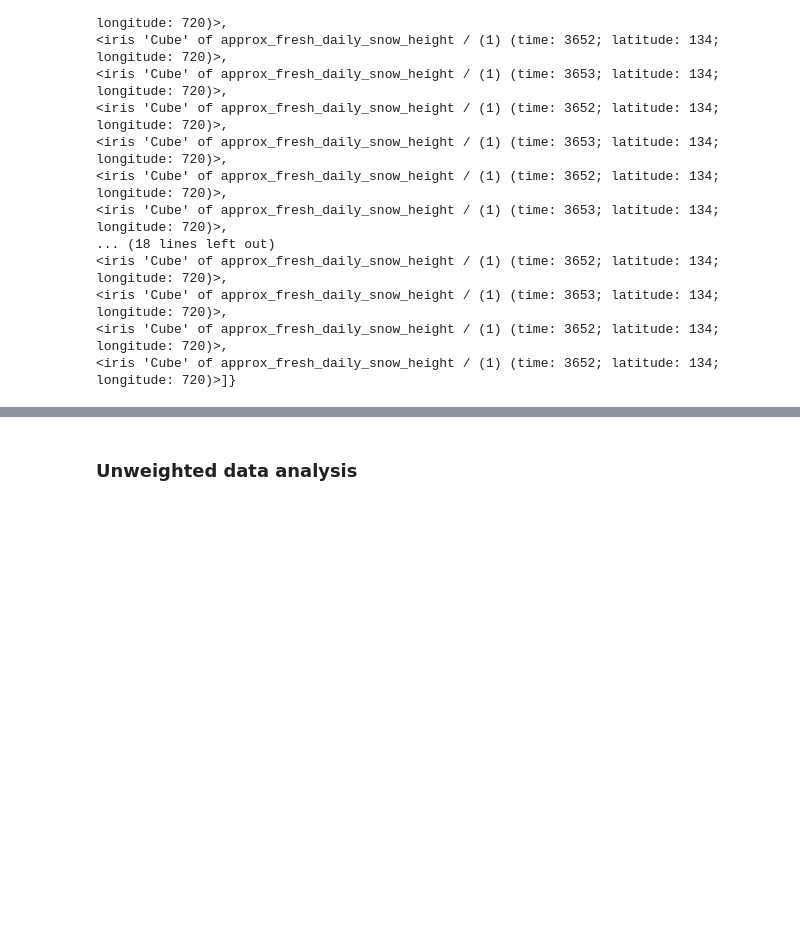
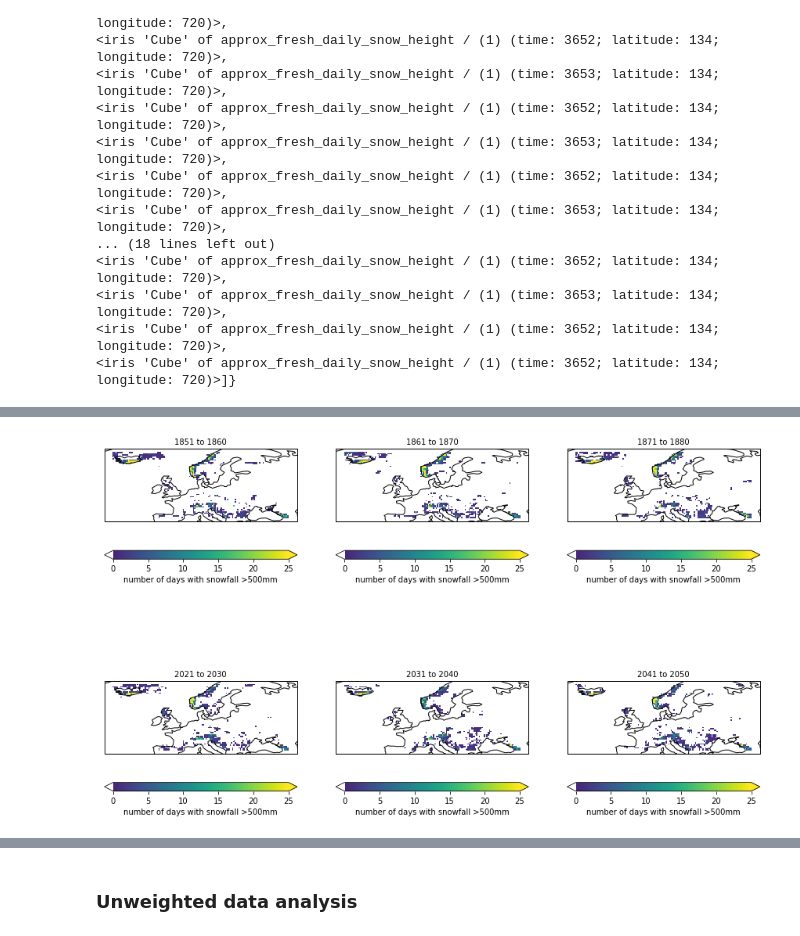
Before and after one commit to lquante/ExtremeEventEvaluation, a Jupyter notebook: NcDataProbing.ipynb, the cells around one changed output, grey strips where cells are left out. Drawn from its saved outputs; the diff is of its cells as text; code cells hidden in the pictures; blank space fills up the shorter version.

```diff
--- a/NcDataProbing.ipynb
+++ b/NcDataProbing.ipynb
@@ -473,0 +878,5 @@ France
+# %%
+plot_results_dict(results,('preindustrial', 'NORTHERN EUROPE'),500)
+plt.close()
+# %% [output]
+[figure, added]
```
Also changed, not shown: parts of 88 cells of this notebook, 6 other files.
